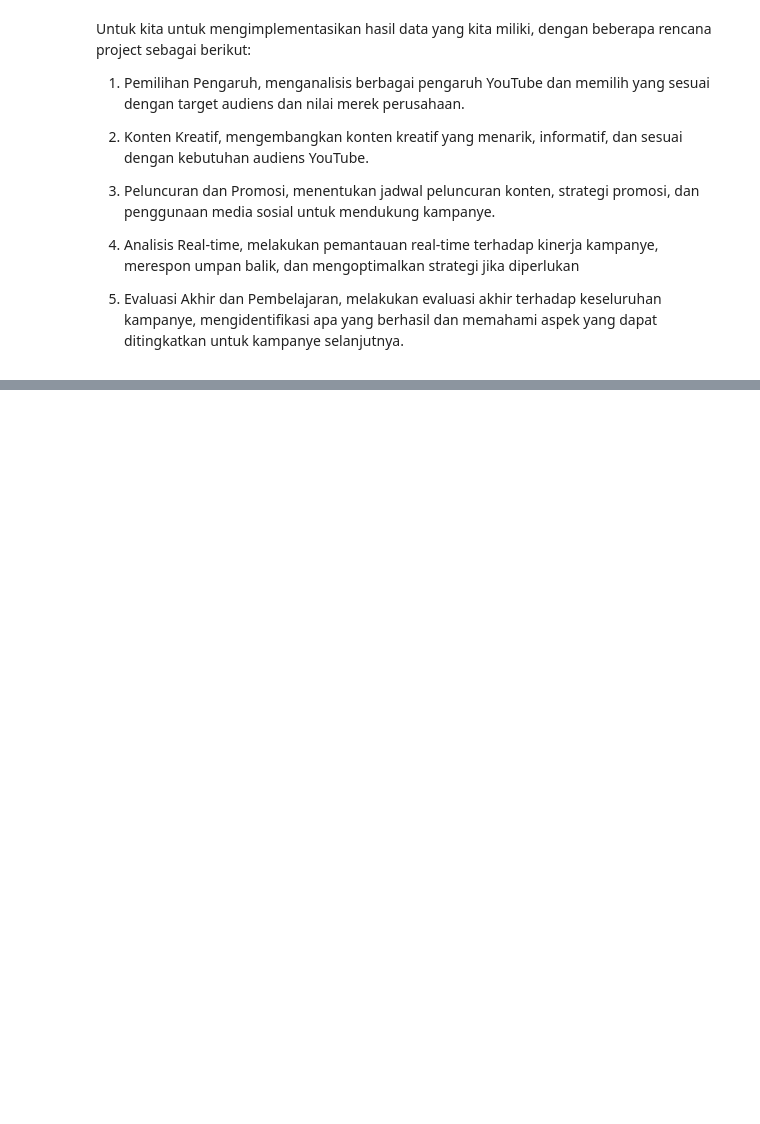
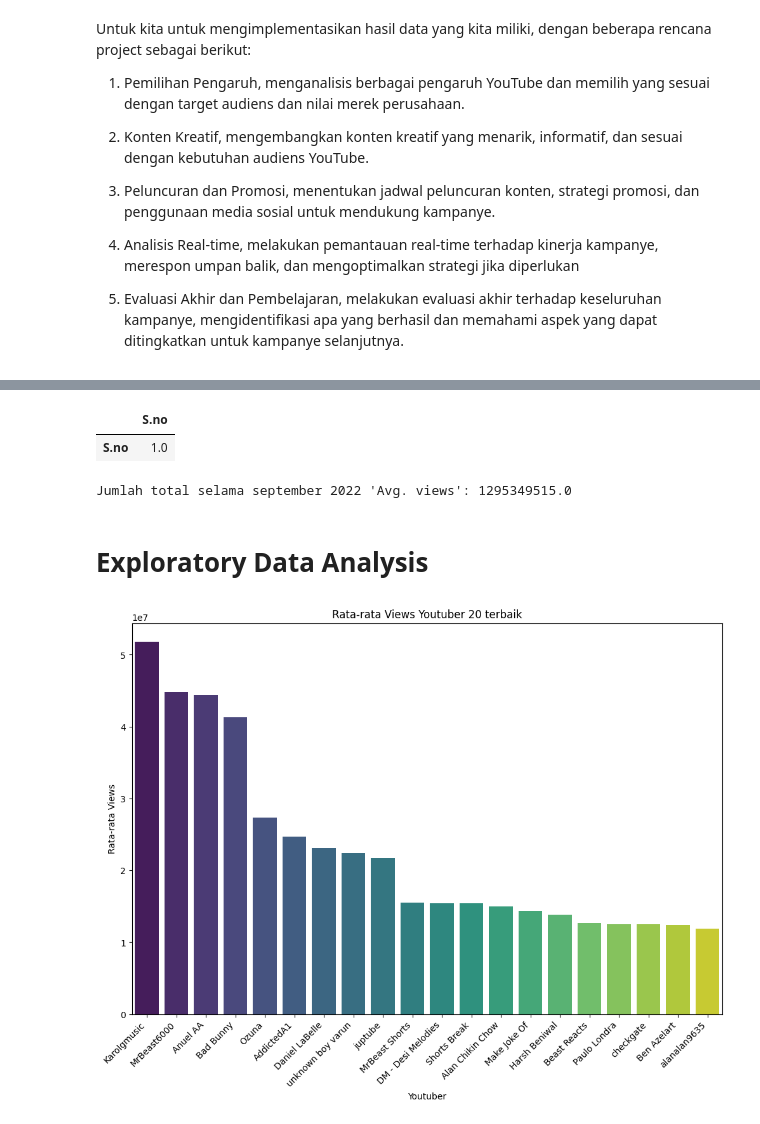
Before and after one commit to bayuprnmji31/DATA-MINING_1, a Jupyter notebook: DATA_MINING_BAYUPRNMJI_1.ipynb, the cells around one changed output, grey strips where cells are left out. Drawn from its saved outputs; the diff is of its cells as text; code cells hidden in the pictures; blank space fills up the shorter version.

```diff
--- a/DATA_MINING_BAYUPRNMJI_1.ipynb
+++ b/DATA_MINING_BAYUPRNMJI_1.ipynb
@@ -45,0 +57,4 @@ melakukan evaluasi akhir terhadap keseluruhan kampanye, mengidentifikasi apa yan
+# %%
+url= "https://github.com/bayuprnmji31/DATA-MINING_1/raw/main/social%20media%20influencers%20-%20Youtube%20sep-2022.csv"
+df = pd.read_csv(url)
+df.head()
@@ -45,0 +293,29 @@ melakukan evaluasi akhir terhadap keseluruhan kampanye, mengidentifikasi apa yan
+# %%
+df.corr(numeric_only= True)
+# %% [output]
+|  | S.no |
+| S.no | 1.0 |
+# %%
+df['Avg. views'] = df['Avg. views\r\n'].replace({',': '', 'K': 'e3', 'M': 'e6'}, regex=True).astype(float)
+
+total_avg_views = df['Avg. views'].sum()
+
+print(f"Jumlah total selama september 2022 'Avg. views': {total_avg_views}")
+# %% [output]
+Jumlah total selama september 2022 'Avg. views': 1295349515.0
+# %% [markdown]
+# **Exploratory Data Analysis**
+# %%
+df['Avg. views'] = df['Avg. views\r\n'].replace({',': '', 'K': 'e3', 'M': 'e6'}, regex=True).astype(float)
+
+top20_youtubers = df.sort_values(by='Avg. views', ascending=False).head(20)
+
+plt.figure(figsize=(12, 8))
+sns.barplot(x='Youtuber', y='Avg. views', hue='Youtuber', data=top20_youtubers, palette='viridis', legend=False)
+plt.title('Rata-rata Views Youtuber 20 terbaik')
+plt.xlabel('Youtuber')
+plt.ylabel('Rata-rata Views')
+plt.xticks(rotation=45, ha='right')
+plt.show()
+# %% [output]
+[figure, added]
```
Also changed, not shown: parts of 68 cells of this notebook.
